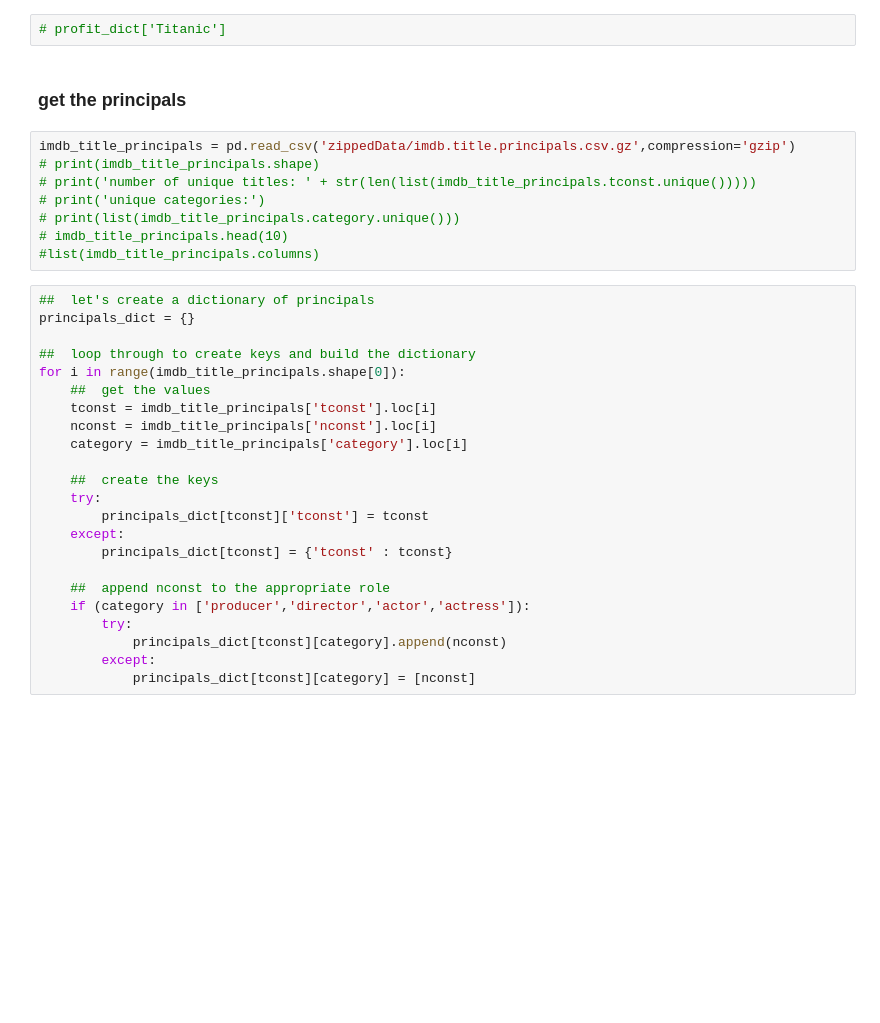
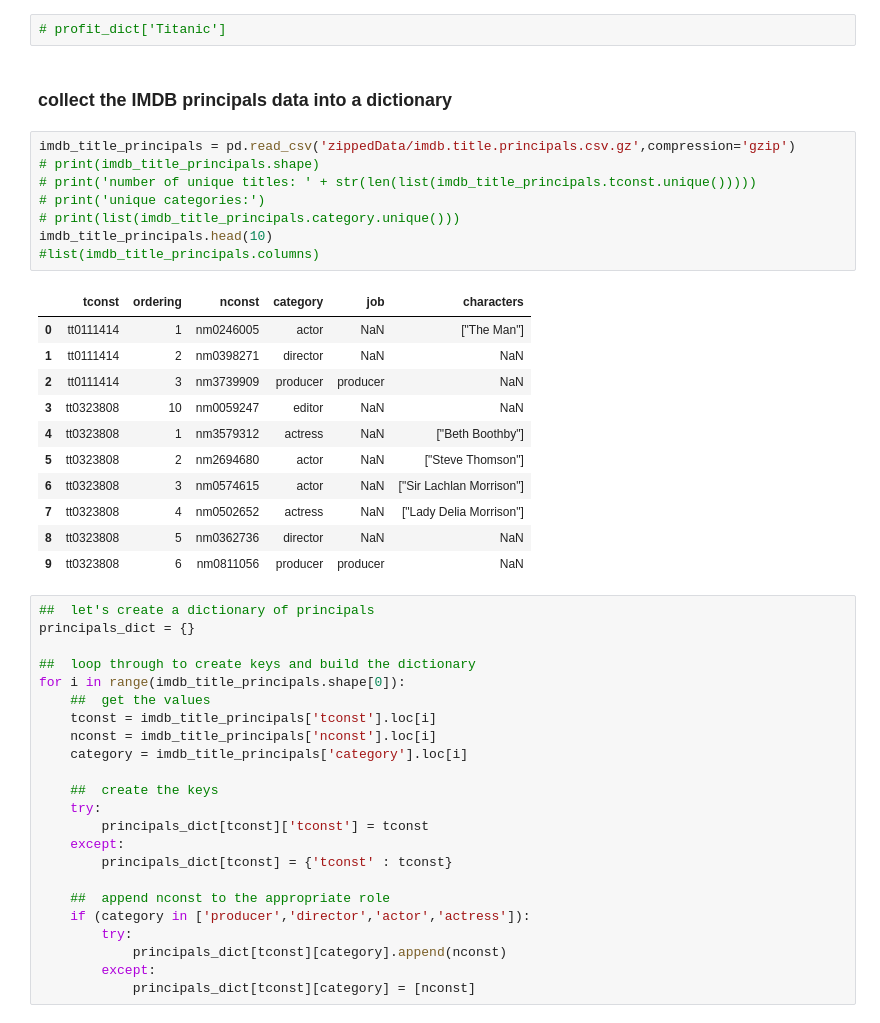
Before and after one commit to jagan-singh/Movie-Analysis-Mod1, a Jupyter notebook: 01_dataset-assembly.ipynb, the cells around one changed output. Cells and saved outputs as stored; diff of their text form; blank space fills up the shorter version.

```diff
--- a/01_dataset-assembly.ipynb
+++ b/01_dataset-assembly.ipynb
@@ -236,15 +260,27 @@ for i in range(tn_movie_budgets.shape[0]):
 # %%
 # profit_dict['Titanic']
 # %% [markdown]
-###  get the principals
+###  collect the IMDB principals data into a dictionary
 # %%
 imdb_title_principals = pd.read_csv('zippedData/imdb.title.principals.csv.gz',compression='gzip')
 # print(imdb_title_principals.shape)
 # print('number of unique titles: ' + str(len(list(imdb_title_principals.tconst.unique()))))
 # print('unique categories:')
 # print(list(imdb_title_principals.category.unique()))
-# imdb_title_principals.head(10)
+imdb_title_principals.head(10)
 #list(imdb_title_principals.columns)
+# %% [output]
+|  | tconst | ordering | nconst | category | job | characters |
+| 0 | tt0111414 | 1 | nm0246005 | actor | NaN | ["The Man"] |
+| 1 | tt0111414 | 2 | nm0398271 | director | NaN | NaN |
+| 2 | tt0111414 | 3 | nm3739909 | producer | producer | NaN |
+| 3 | tt0323808 | 10 | nm0059247 | editor | NaN | NaN |
+| 4 | tt0323808 | 1 | nm3579312 | actress | NaN | ["Beth Boothby"] |
+| 5 | tt0323808 | 2 | nm2694680 | actor | NaN | ["Steve Thomson"] |
+| 6 | tt0323808 | 3 | nm0574615 | actor | NaN | ["Sir Lachlan Morrison"] |
+| 7 | tt0323808 | 4 | nm0502652 | actress | NaN | ["Lady Delia Morrison"] |
+| 8 | tt0323808 | 5 | nm0362736 | director | NaN | NaN |
+| 9 | tt0323808 | 6 | nm0811056 | producer | producer | NaN |
 # %%
 ##  let's create a dictionary of principals
 principals_dict = {}
```
Also changed, not shown: parts of 47 cells of this notebook.
